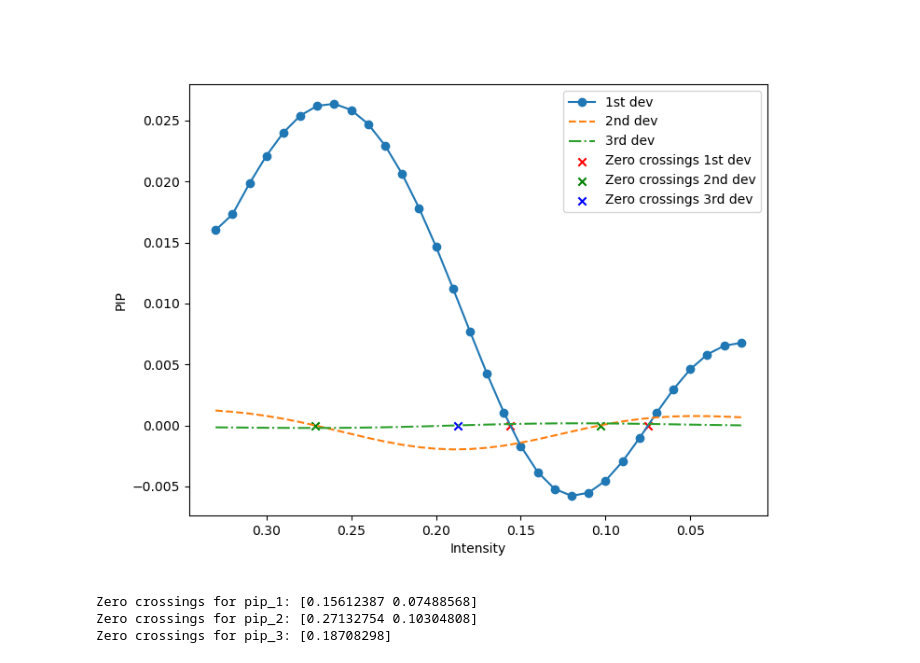
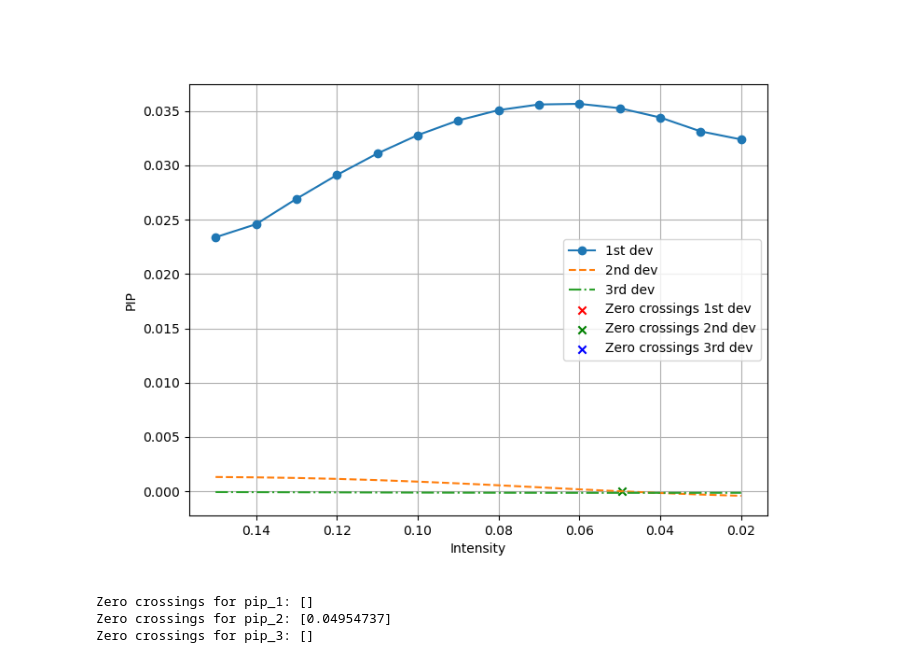
Before and after one commit to irene146/whitecaps, a Jupyter notebook: v1.1.ipynb, the cells around one changed output. Cells and saved outputs as stored; diff of their text form; code cells hidden in the pictures.

Commit message:
images

```diff
--- a/v1.1.ipynb
+++ b/v1.1.ipynb
@@ -32,12 +37,12 @@ def moving_min(block):
     return np.nanmin(block) * np.ones_like(block)
 # %%
 #applies funciton with a 50x50 block for the whole image
-background = ndi.minimum_filter(im_rg, size=(25, 25))
+background = ndi.minimum_filter(im_rg, size=(30, 30))
 # %%
-#background_smoothed = filters.gaussian(background, sigma=10) #singma is amount of smoothing
+background_smoothed = filters.gaussian(background, sigma=8) #singma is amount of smoothing
 
 # Subtract background
-im_subtracted = im_rg - background
+im_subtracted = im_rg - background_smoothed
 # %%
 im_subtracted.min()
 # %% [output]
@@ -81,8 +86,10 @@ bin_edges: The boundaries of the bins.
 '''
 
 # Flip to start at highest intensity threshold to lowest
-hist_reversed = hist[::-1]
-bin_edges_reversed = bin_edges[::-1]
+hist_reversed = np.flip(hist)
+bin_edges_reversed = np.flip(bin_edges)
+
+
 
 # Get cumulative sum at each successively lower intensity
 cumulative_sum = np.cumsum(hist_reversed)
@@ -126,0 +128,8 @@ plt.plot(bin_edges_reversed[:-2], pip_smoothed)
+# %%
+pip_smoothed =filters.gaussian(pip_IMC, sigma=8)
+plt.figure()
+plt.plot(bin_edges_reversed[:-2], pip_smoothed)
+plt.xlabel('Pixel Intensity')
+plt.ylabel('PIP smoothed')
+plt.gca().invert_xaxis()
+plt.show()
@@ -139,34 +150,35 @@ def find_zero_crossings(x, y):
 # Find zero crossings
 zero_pip_1 = find_zero_crossings(bin_edges_reversed[:-2], pip_1)
 zero_pip_2 = find_zero_crossings(bin_edges_reversed[:-2], pip_2)
 zero_pip_3 = find_zero_crossings(bin_edges_reversed[:-2], pip_3)
 
 # Plotting
 plt.figure(figsize=(8, 6))
 plt.plot(bin_edges_reversed[:-2], pip_1, label='1st dev ', linestyle='-', marker='o')
 plt.plot(bin_edges_reversed[:-2], pip_2, label='2nd dev', linestyle='--')
 plt.plot(bin_edges_reversed[:-2], pip_3, label='3rd dev', linestyle='-.')
 
 # Plot zero crossings
 plt.scatter(zero_pip_1, np.zeros_like(zero_pip_1), color='r', marker='x', label='Zero crossings 1st dev')
 plt.scatter(zero_pip_2, np.zeros_like(zero_pip_2), color='g', marker='x', label='Zero crossings 2nd dev')
 plt.scatter(zero_pip_3, np.zeros_like(zero_pip_3), color='b', marker='x', label='Zero crossings 3rd dev')
 
 # Labels and legend
 plt.xlabel('Intensity')
 plt.ylabel('PIP')
 plt.legend()
 plt.gca().invert_xaxis()
+plt.grid()
 
 # Show plot
 plt.show()
 
 # Print zero crossings
 print("Zero crossings for pip_1:", zero_pip_1)
 print("Zero crossings for pip_2:", zero_pip_2)
 print("Zero crossings for pip_3:", zero_pip_3)
 # %% [output]
-[figure, old version]
+[figure, new version]
-Zero crossings for pip_1: [0.15612387 0.07488568]
-Zero crossings for pip_2: [0.27132754 0.10304808]
-Zero crossings for pip_3: [0.18708298]
+Zero crossings for pip_1: []
+Zero crossings for pip_2: [0.04954737]
+Zero crossings for pip_3: []
```
Also changed, not shown: parts of 15 cells of this notebook.
